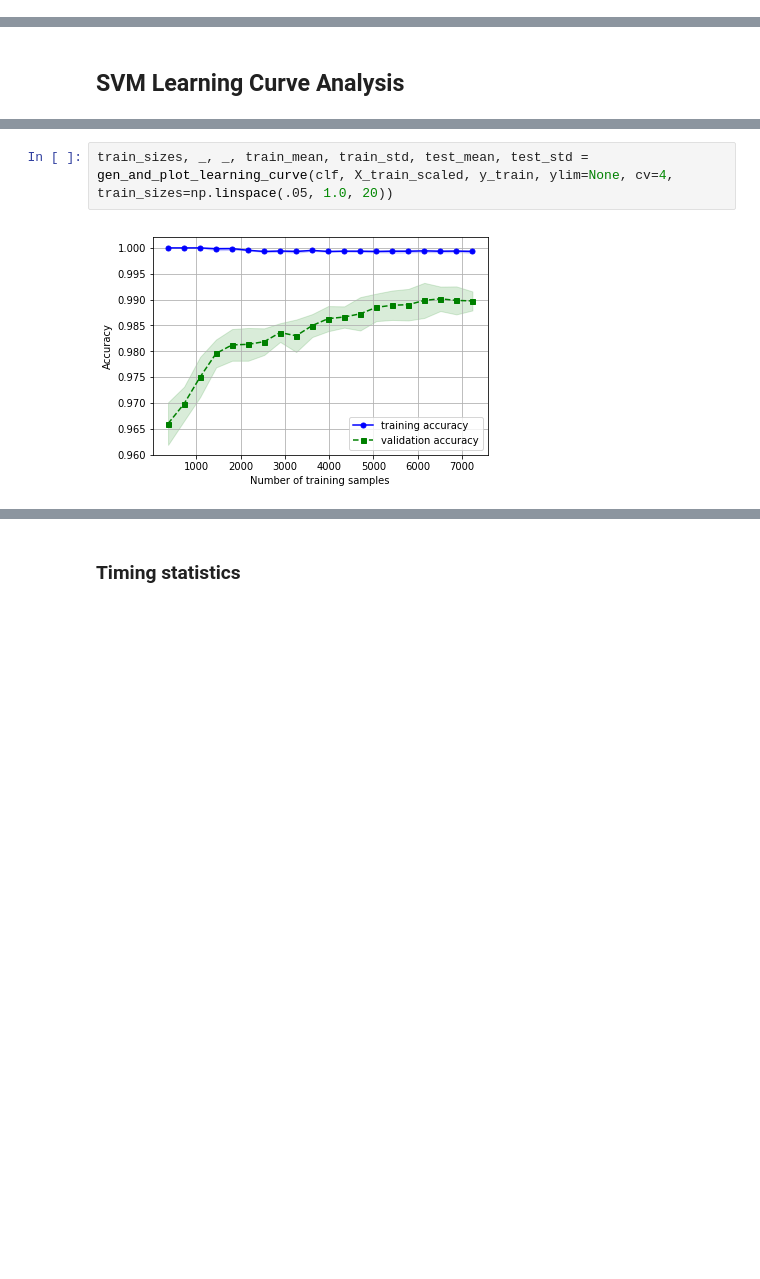
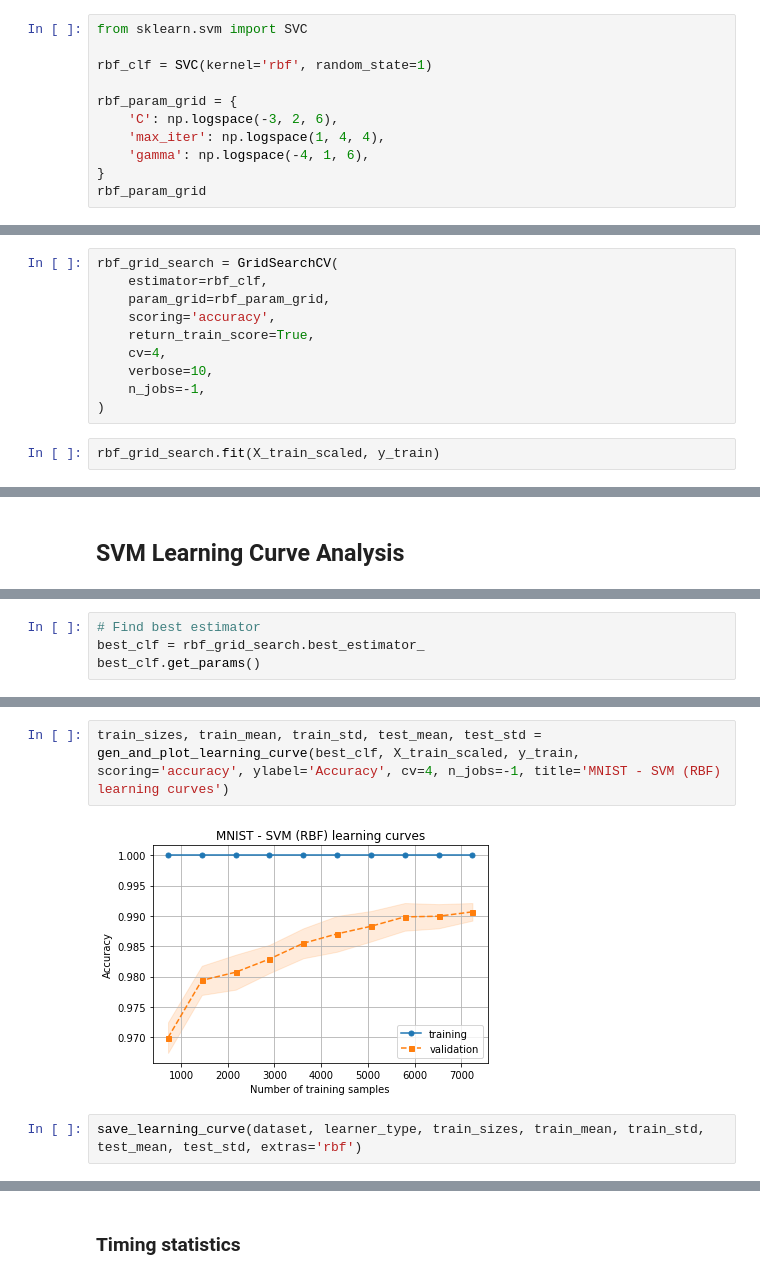
Before and after one commit to haniahhaq/CS7641-assignment-1, a Jupyter notebook: nb_mnist_svm.ipynb, the cells around one changed output, grey strips where cells are left out. Cells and saved outputs as stored; diff of their text form; blank space fills up the shorter version.

Commit message:
Executed SVM grid search and learning curves

```diff
--- a/nb_mnist_svm.ipynb
+++ b/nb_mnist_svm.ipynb
@@ -199,0 +207,11 @@ save_search_result(grid_search, 'MNIST', 'SVM')
+# %%
+from sklearn.svm import SVC
+
+rbf_clf = SVC(kernel='rbf', random_state=1)
+
+rbf_param_grid = {
+    'C': np.logspace(-3, 2, 6),
+    'max_iter': np.logspace(1, 4, 4),
+    'gamma': np.logspace(-4, 1, 6),
+}
+rbf_param_grid
@@ -199,0 +222,12 @@ save_search_result(grid_search, 'MNIST', 'SVM')
+# %%
+rbf_grid_search = GridSearchCV(
+    estimator=rbf_clf,
+    param_grid=rbf_param_grid,
+    scoring='accuracy',
+    return_train_score=True,
+    cv=4,
+    verbose=10,
+    n_jobs=-1,
+)
+# %%
+rbf_grid_search.fit(X_train_scaled, y_train)
@@ -304,0 +386,4 @@ clf.get_params()
+# %%
+# Find best estimator
+best_clf = rbf_grid_search.best_estimator_
+best_clf.get_params()
@@ -305,4 +405,6 @@ clf.get_params()
 # %%
-train_sizes, _, _, train_mean, train_std, test_mean, test_std = gen_and_plot_learning_curve(clf, X_train_scaled, y_train, ylim=None, cv=4, train_sizes=np.linspace(.05, 1.0, 20))
+train_sizes, train_mean, train_std, test_mean, test_std = gen_and_plot_learning_curve(best_clf, X_train_scaled, y_train, scoring='accuracy', ylabel='Accuracy', cv=4, n_jobs=-1, title='MNIST - SVM (RBF) learning curves')
 # %% [output]
-[figure, old version]
+[figure, new version]
+# %%
+save_learning_curve(dataset, learner_type, train_sizes, train_mean, train_std, test_mean, test_std, extras='rbf')
```
Also changed, not shown: parts of 24 cells of this notebook, 7 other files.
